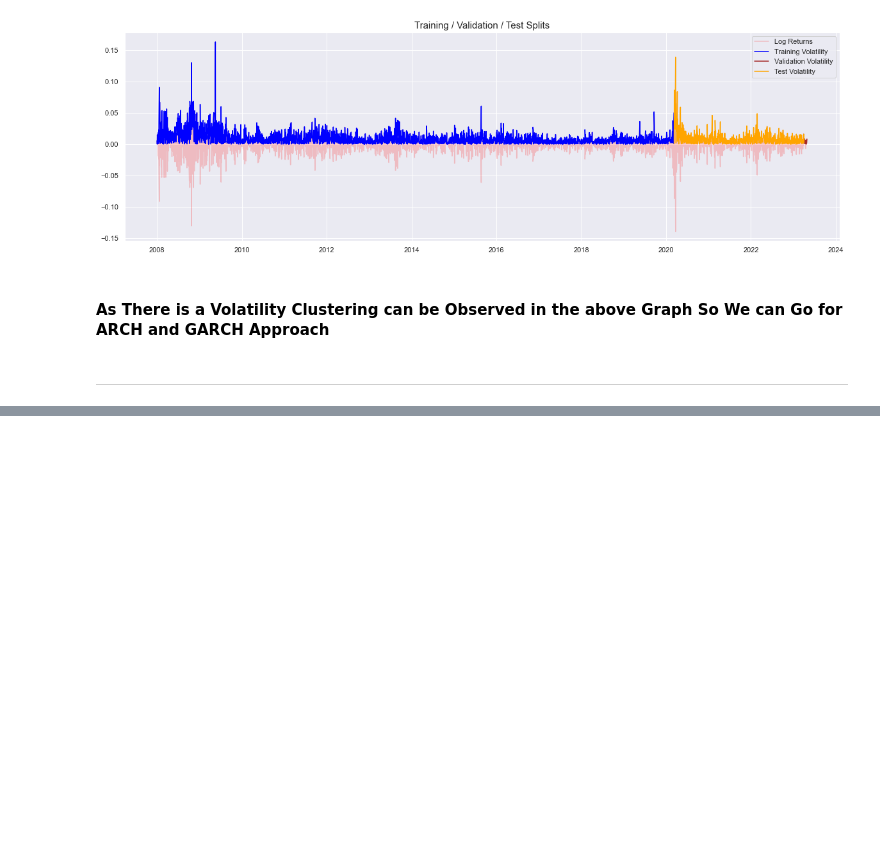
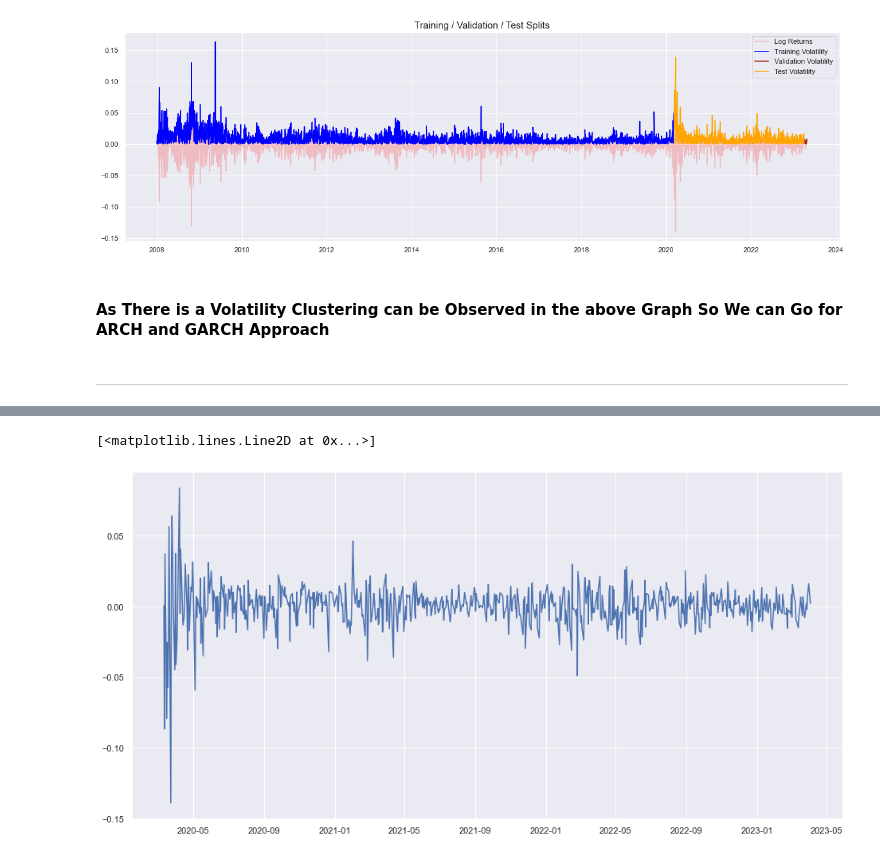
Before and after one commit to AkshayPethe/Nifty_Analysis, a Jupyter notebook: Time Series Predictions.ipynb, the cells around one changed output, grey strips where cells are left out. Cells and saved outputs as stored; diff of their text form; code cells hidden in the pictures; blank space fills up the shorter version.

```diff
--- a/Time Series Predictions.ipynb
+++ b/Time Series Predictions.ipynb
@@ -107,7 +107,8 @@ df.head()
 # log returns can help achieve stationarity by stabilizing the variance and reducing the influence of trends.
 
 df['Returns'] = 100*df['Close'].pct_change()
-df['log_return'] = np.log(df['Close']/df['Close'].shift(1))
+log_returns = np.log(df['Close'] / df['Close'].shift(1)).dropna()
+squared_log_returns = log_returns ** 2
 df.dropna(inplace = True)
 # %%
 fig,ax = plt.subplots(2,1)
@@ -188,11 +189,18 @@ plt.show()
 #As seen in Above Chart of Train and Test Split.
 # Validation Data is of last n days
 n = 20
-train = df['log_return'][:'2020-03-09']
-test = df['log_return'].loc['2020-03-10':].iloc[:-16]
-val = df['log_return'].iloc[-n:]
+train_idx = slice(None, '2020-03-09')  # Corrected train_idx slice
+test_idx = slice('2020-03-10', None)  # Corrected test_idx slice
+val_idx = slice(-n, None)  # Corrected val_idx slice
+
+# Assuming you have a Series named log_returns
+
+# Log Returns Split
+train_log_returns = log_returns[train_idx]
+test_log_returns = log_returns[test_idx].iloc[:-16]
+val_log_returns = log_returns[val_idx]
 
 #For Volatility we will do the same split for the Comparision
-vol_train = df['Volatility'][:'2020-03-09']
-vol_test = df['Volatility'].loc['2020-03-10':].iloc[:-16]
-vol_val = df['Volatility'].iloc[-n:]
+volt_train = df['Volatility'][:'2020-03-09']
+volt_test = df['Volatility'].loc['2020-03-10':].iloc[:-16]
+volt_val = df['Volatility'].iloc[-n:]
@@ -370,0 +315,5 @@ See scipy.optimize.fmin_slsqp for code meaning.
+# %%
+plt.plot(test_log_returns)
+# %% [output]
+[<matplotlib.lines.Line2D at 0x...>]
+[figure, added]
```
Also changed, not shown: parts of 16 cells of this notebook, 2 other files.
